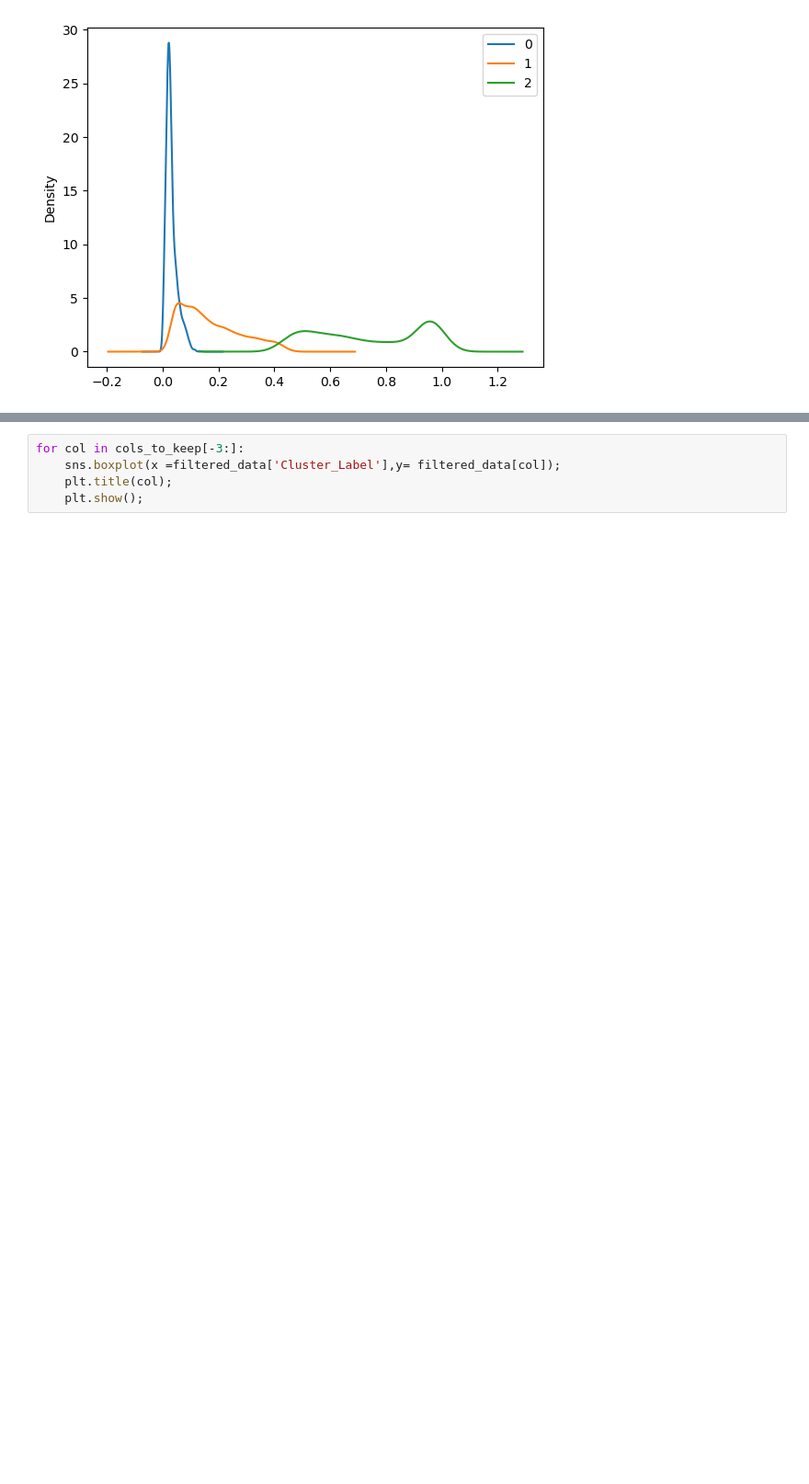
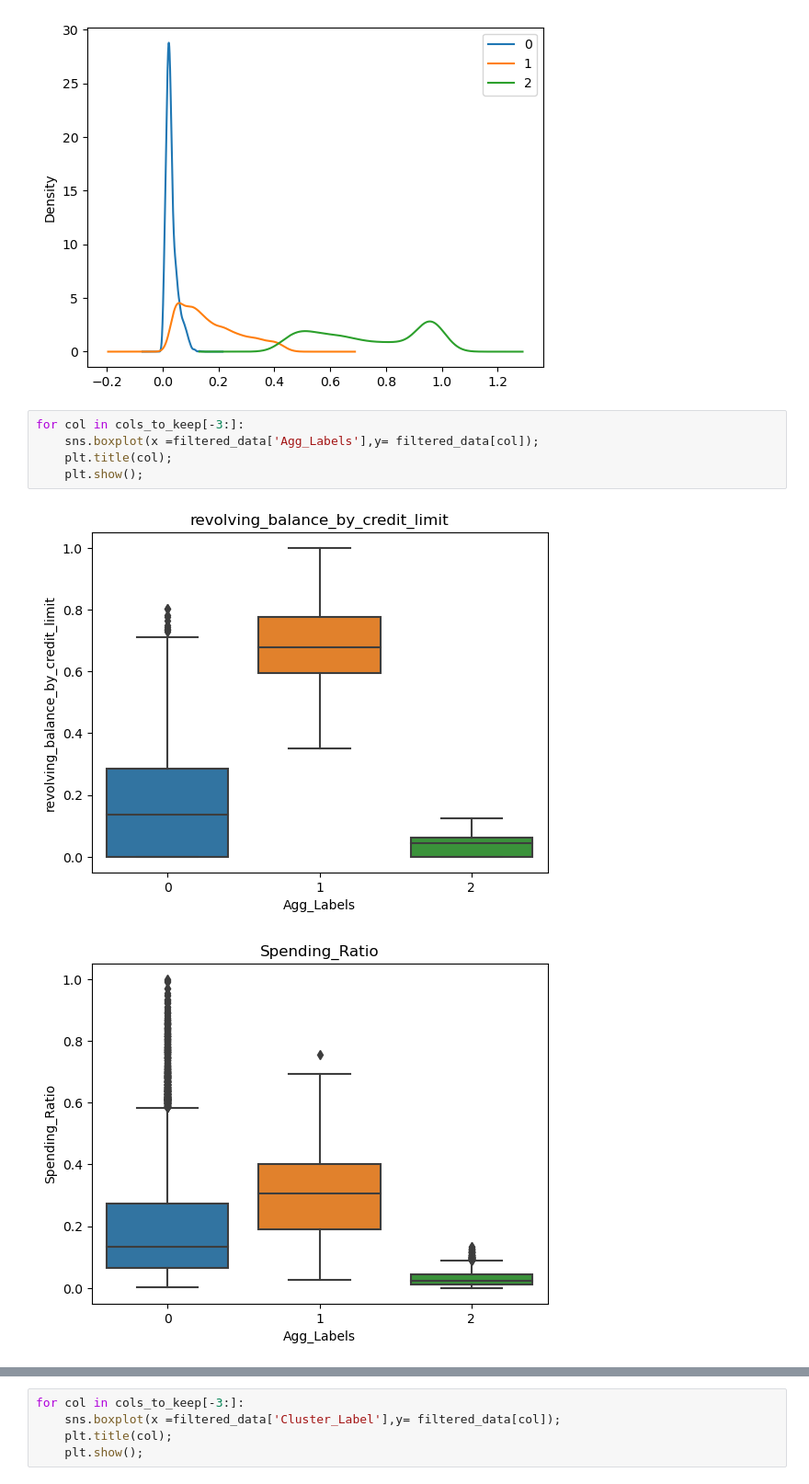
Before and after one commit to atharvaraibagi1/Credit_Cards_Customer_Segmentation, a Jupyter notebook: Credit_Card_Customer_Segmentation_KMeans.ipynb, the cells around one changed output, grey strips where cells are left out. Shown at 92% size. Drawn from its saved outputs; the diff is of its cells as text; blank space fills up the shorter version.

```diff
--- a/Credit_Card_Customer_Segmentation_KMeans.ipynb
+++ b/Credit_Card_Customer_Segmentation_KMeans.ipynb
@@ -510,3 +564,11 @@ Distribution of Spending_Ratio w.r.t different clusters
 [figure]
 Distribution of Remaining_Credit w.r.t different clusters
 [figure]
+# %%
+for col in cols_to_keep[-3:]:
+    sns.boxplot(x =filtered_data['Agg_Labels'],y= filtered_data[col]);
+    plt.title(col);
+    plt.show();
+# %% [output]
+[figure, added]
+[figure, added]
```
Also changed, not shown: parts of 10 cells of this notebook, 1 other file.
